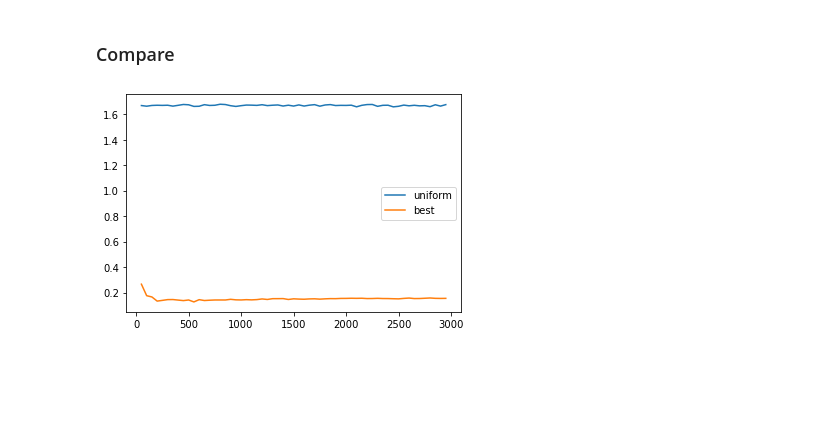
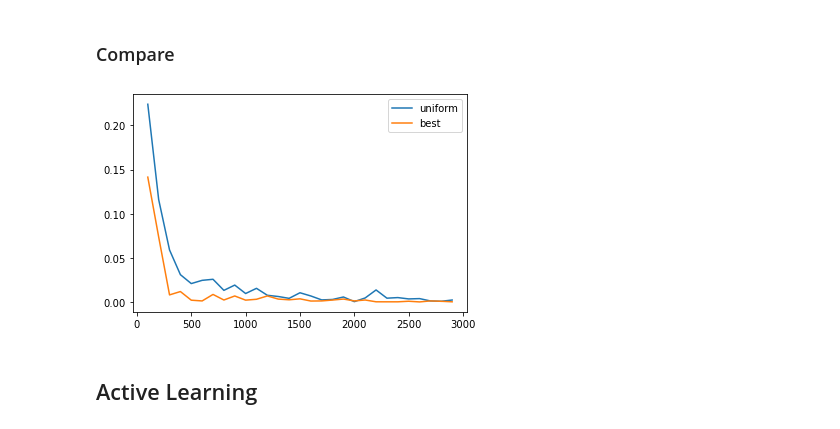
Before and after one commit to WendyH1108/AL-Robotics, a Jupyter notebook: al_robotics.ipynb, the cells around one changed output. Cells and saved outputs as stored; diff of their text form; code cells hidden in the pictures; blank space fills up the shorter version.

Commit message:
fix bugs and active learning part

```diff
--- a/al_robotics.ipynb
+++ b/al_robotics.ipynb
@@ -179,16 +208,16 @@ def generate_sample(NN, raw_data, sample_size, v, eps, shared_features, env_feat
 # %% [markdown]
 Create target neural network with same complexity with generated neural network
 # %%
-def train(target_nn, optimizer, criterion, train_x, trian_y, epoch):
+def train(model, optimizer, criterion, train_x, train_y, epoch):
   loss_lst = []
   for i in range(epoch):
     optimizer.zero_grad()
-    outputs = target_nn(torch.Tensor(train_x))
-    loss = criterion(outputs, torch.Tensor(trian_y))
+    outputs = model(torch.Tensor(train_x))
+    loss = criterion(outputs, torch.Tensor(train_y))
     loss.backward()
     optimizer.step()
     loss_lst.append(loss.item())
-  return target_nn, loss_lst
+  return model, loss_lst
 # %%
 def predict(target_nn, input, true_y):
   prediction = target_nn(torch.Tensor(input))
@@ -201,10 +226,15 @@ RawData[0]["v"].shape[0]
 # %%
-def run(target_nn, optimizer, criterion, v,sample_size_range, train_epoch):
+def run(v, sample_size_range, train_epoch):
   predict_loss = []
-  for sample_size in sample_size_range:
-    train_x, train_y = generate_sample(NN, RawData, sample_size, v, 2**(-i),features, ["t"])
+  for i, sample_size in enumerate(sample_size_range):
+    hidden_dim = [128,128,128]
+    spectral_norms = [False]*len(hidden_dim)
+    target_nn = MLP(options["dim_x"], 1, hidden_dim, spectral_norms)
+    criterion = nn.MSELoss()
+    optimizer = optim.SGD(target_nn.parameters(), lr=0.001, momentum=0.9)
+    train_x, train_y = generate_sample(NN, RawData, sample_size, v, features, ["condition","t"], True)
     model, train_loss = train(target_nn, optimizer, criterion, train_x, train_y, train_epoch)
-    input, true_y = generate_sample(NN, RawData, RawData[0]["v"].shape[0], [1], 2**(-1),features, ["t"])
+    input, true_y = generate_sample(NN, RawData, RawData[0]["v"].shape[0], [1],features, ["condition", "t"], False)
     mse = predict(model, input, true_y)
     predict_loss.append(mse)
   return model,predict_loss
@@ -223,10 +253,10 @@ optimizer = optim.SGD(target_nn.parameters(), lr=0.001, momentum=0.9)
 # %%
 v = np.array([1]*len(all_data.keys()))
 v = v / (len(all_data.keys()))
-sample_size_range = np.arange(50,3000,50)
+sample_size_range = np.arange(100,3000,100)
 mean_loss = []
-for episode in range(10):
-  target_nn,loss_lst = run(target_nn, optimizer, criterion, v, sample_size_range, 50)
+for episode in range(5):
+  target_nn,loss_lst = run(v, sample_size_range, 50)
   mean_loss.append(loss_lst)
 # %%
 plt.plot(sample_size_range, np.mean(mean_loss,axis=0))
@@ -247,11 +277,11 @@ optimizer = optim.SGD(best_nn.parameters(), lr=0.001, momentum=0.9)
 # %% [markdown]
 With known environment variables, largely select on the most related source tasks. Here, the most related tasks is the same environment with target task (same wind condition)
 # %%
-v = [0.9, 0.02, 0.02, 0.02, 0.02, 0.02]
-sample_size_range = np.arange(50,3000,50)
+v = [0.95, 0.01, 0.01, 0.01, 0.01, 0.01]
+sample_size_range = np.arange(100,3000,100)
 best_mean_loss = []
-for episode in range(10):
-  best_nn,loss_lst = run(best_nn, optimizer, criterion, v, sample_size_range, 50)
+for episode in range(5):
+  best_nn,loss_lst = run(v, sample_size_range, 50)
   best_mean_loss.append(loss_lst)
 # %%
 plt.plot(sample_size_range, np.mean(best_mean_loss,axis=0))
@@ -264,12 +294,12 @@ Text(0, 0.5, 'MSE loss')
 # %% [markdown]
 ### Compare
 # %%
-plt.plot(sample_size_range, np.mean(mean_loss,axis=0), label = "uniform")
-plt.plot(sample_size_range, np.mean(best_mean_loss,axis=0), label = "best")
+plt.plot(np.arange(100,3000,100), np.mean(mean_loss,axis=0)[:29], label = "uniform")
+plt.plot(np.arange(100,3000,100), np.mean(best_mean_loss,axis=0), label = "best")
 plt.legend()
 plt.show()
 # %% [output]
-[figure, old version]
+[figure, new version]
 # %%
 hidden_dim = [128,128,128]
 spectral_norms = [False]*len(hidden_dim)
@@ -284,3 +314,5 @@ for episode in range(10):
   test_nn,loss_lst = run(test_nn, optimizer, criterion, v, sample_size_range, 50)
   test_mean_loss.append(loss_lst)
 plt.plot(sample_size_range, np.mean(test_mean_loss,axis=0))
+# %% [markdown]
+## Active Learning
```
Also changed, not shown: parts of 17 cells of this notebook.
